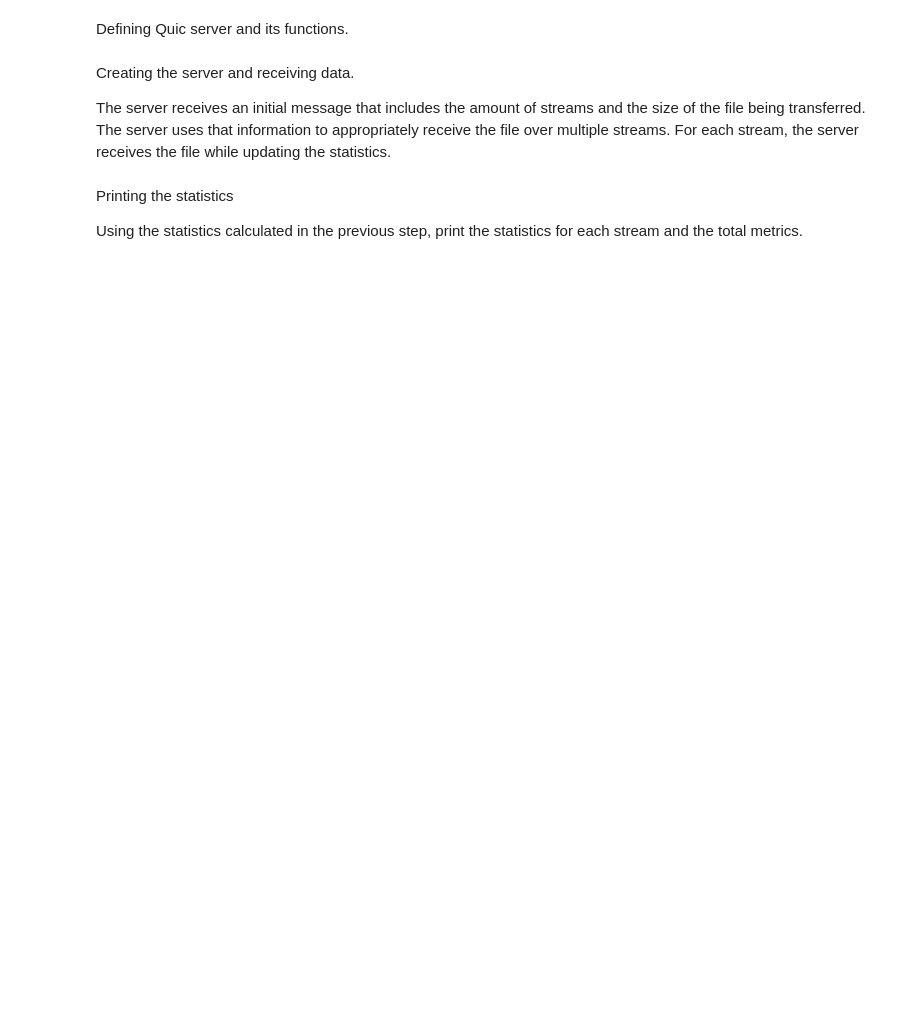
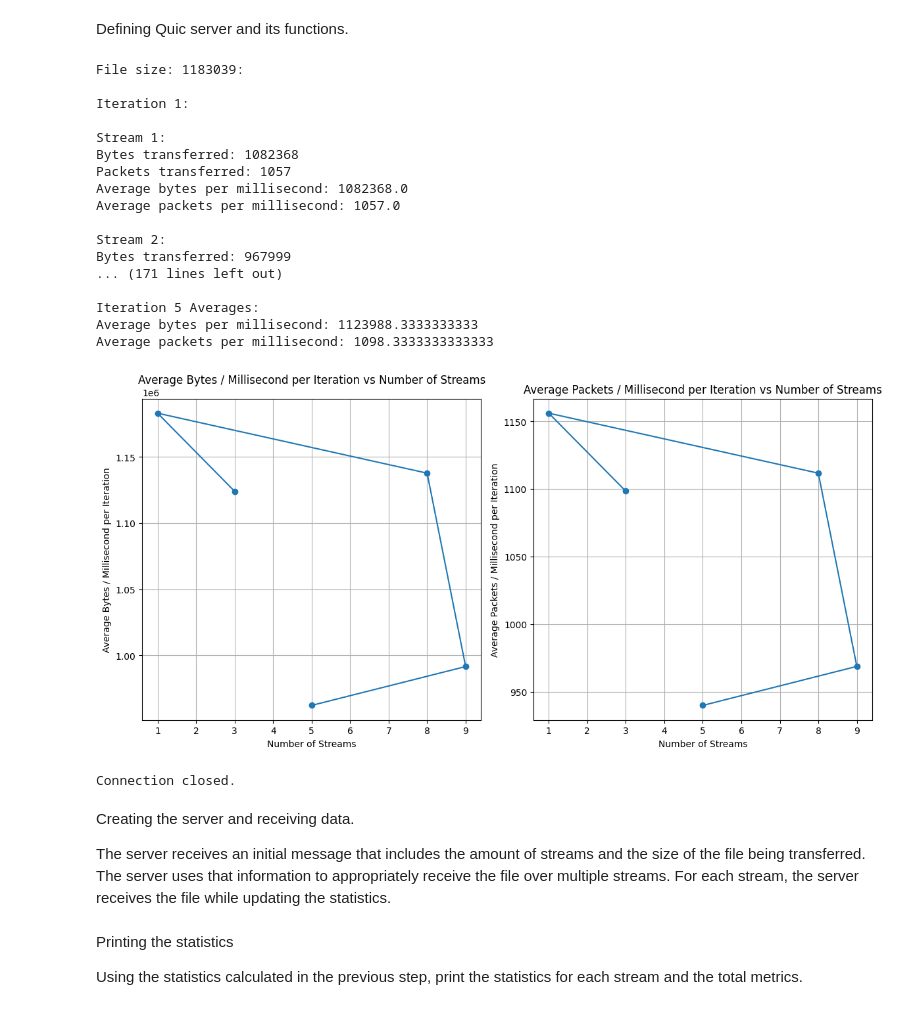
Before and after one commit to May2303/CommuNet---final-project, a Jupyter notebook: CommunicNetwork/server.ipynb, the cells around one changed output. Drawn from its saved outputs; the diff is of its cells as text; code cells hidden in the pictures; blank space fills up the shorter version.

Commit message:
Fixing time calculation
Elapsed_time persists on being ' 0 '.
Packet details still seems weird

```diff
--- a/CommunicNetwork/server.ipynb
+++ b/CommunicNetwork/server.ipynb
@@ -22,6 +22,8 @@ class QuicServer:
         self.stream_data = {}  # Stores data per stream per iteration
         self.total_bytes_received = 0
         self.total_packets_received = 0
+        self.start_time = {}
+        self.end_time = {}
         self.iteration = 0
         self.iteration_metrics = []  # To store average metrics for each iteration
         self.socket.settimeout(self.timeout_duration)
@@ -46,13 +48,12 @@ class QuicServer:
             self.close_connection()
             exit(1)
 
-    # Update statistics for the received stream
     def update_statistics(self, received_stream_id, data):
         if self.iteration not in self.stream_data:
             self.stream_data[self.iteration] = {}
         if received_stream_id not in self.stream_data[self.iteration]:
             self.stream_data[self.iteration][received_stream_id] = {"bytes_received": 0, "packets_received": 0}
-            self.stream_data[self.iteration][received_stream_id]["start_time"] = time.time()
+            self.start_time[(self.iteration, received_stream_id)] = time.time()
         self.stream_data[self.iteration][received_stream_id]["bytes_received"] += len(data)
         self.stream_data[self.iteration][received_stream_id]["packets_received"] += 1
 
@@ -73,12 +74,7 @@ class QuicServer:
                 received_stream_id = struct.unpack("!I", data[:4])[0]
                 if data[4:] == b"END":
                     end_packets_received += 1  # Increment the count of "END" packets received
-                    if received_stream_id in self.stream_data[self.iteration]:
-                        self.stream_data[self.iteration][received_stream_id]["end_time"] = time.time()
-                    else:
-                        print(f"Received END packet for unknown stream {received_stream_id}\n")
-                        print(f"Received on iteration {self.iteration}\n")
-                        exit(1)
+                    self.end_time[(self.iteration, received_stream_id)] = time.time()
                     continue  # Skip processing "END" packet as it does not contain data
                 if received_stream_id not in received_data:
                     received_data[received_stream_id] = b""
@@ -89,6 +85,7 @@ class QuicServer:
             print("Timeout reached while waiting for data packets")
             self.close_connection()
             exit(1)
+
 
 
     # Send a message to the client to indicate that the server is ready to receive data (Identify new iteration)
@@ -108,15 +105,15 @@ class QuicServer:
     # Calculate metrics for the received data
     def calculate_metrics(self):
         metrics = {}
-        current_time = time.time()
         for iteration, streams in self.stream_data.items():
             total_iteration_avg_bytes_per_ms = 0
             total_iteration_avg_packets_per_ms = 0
             iteration_metrics = {}
             for stream_id, data in streams.items():
-                stop_time = self.stream_data[self.iteration][stream_id]["end_time"]
-                start_time = self.stream_data[self.iteration][stream_id]["start_time"]
-                elapsed_time_ms = (stop_time - start_time) * 1000
+                end_time = self.end_time.get(iteration, stream_id)
+                start_time = self.start_time.get(iteration, stream_id)
+                elapsed_time_ms = (end_time - start_time) * 1000
+                print(f"Elapsed time: {elapsed_time_ms}\n")
                 if elapsed_time_ms == 0:
                     elapsed_time_ms = 1
                 avg_bytes_per_ms = data["bytes_received"] / elapsed_time_ms
@@ -176,33 +173,53 @@ class QuicServer:
         plt.plot(num_streams, avg_packets_per_ms, marker='o')
         plt.title('Average Packets / Millisecond per Iteration vs Number of Streams')
         plt.xlabel('Number of Streams')
         plt.ylabel('Average Packets / Millisecond per Iteration')
         plt.grid(True)
 
         plt.tight_layout()
         plt.show()
 
 
     # Run the server
     # Prints statistics and plots metrics for the received data
     def run(self):
         for _ in range(5):
             sender_ip, num_streams, file_size = self.process_initial_message()
             self.iteration += 1
             received_data = self.receive_packets(num_streams)
             if self.iteration < 5:
                 self.send_ready_message(sender_ip)
             elif self.iteration == 5:
                 self.send_finished_message(sender_ip)
             elif self.iteration > 5:
                 print(f"Invalid iteration {self.iteration}")
         metrics = self.calculate_metrics()
         self.print_statistics(metrics, file_size)
         self.plot_metrics()
         self.close_connection()
 
 server = QuicServer()
 server.run()
+# %% [output]
+File size: 1183039:
+
+Iteration 1:
+
+Stream 1:
+Bytes transferred: 1082368
+Packets transferred: 1057
+Average bytes per millisecond: 1082368.0
+Average packets per millisecond: 1057.0
+
+Stream 2:
+Bytes transferred: 967999
+... (171 lines left out)
+
+Iteration 5 Averages:
+Average bytes per millisecond: 1123988.3333333333
+Average packets per millisecond: 1098.3333333333333
+[figure, added]
+Connection closed.
 # %% [markdown]
 Creating the server and receiving data.
 
```
Also changed, not shown: 1 other file.
